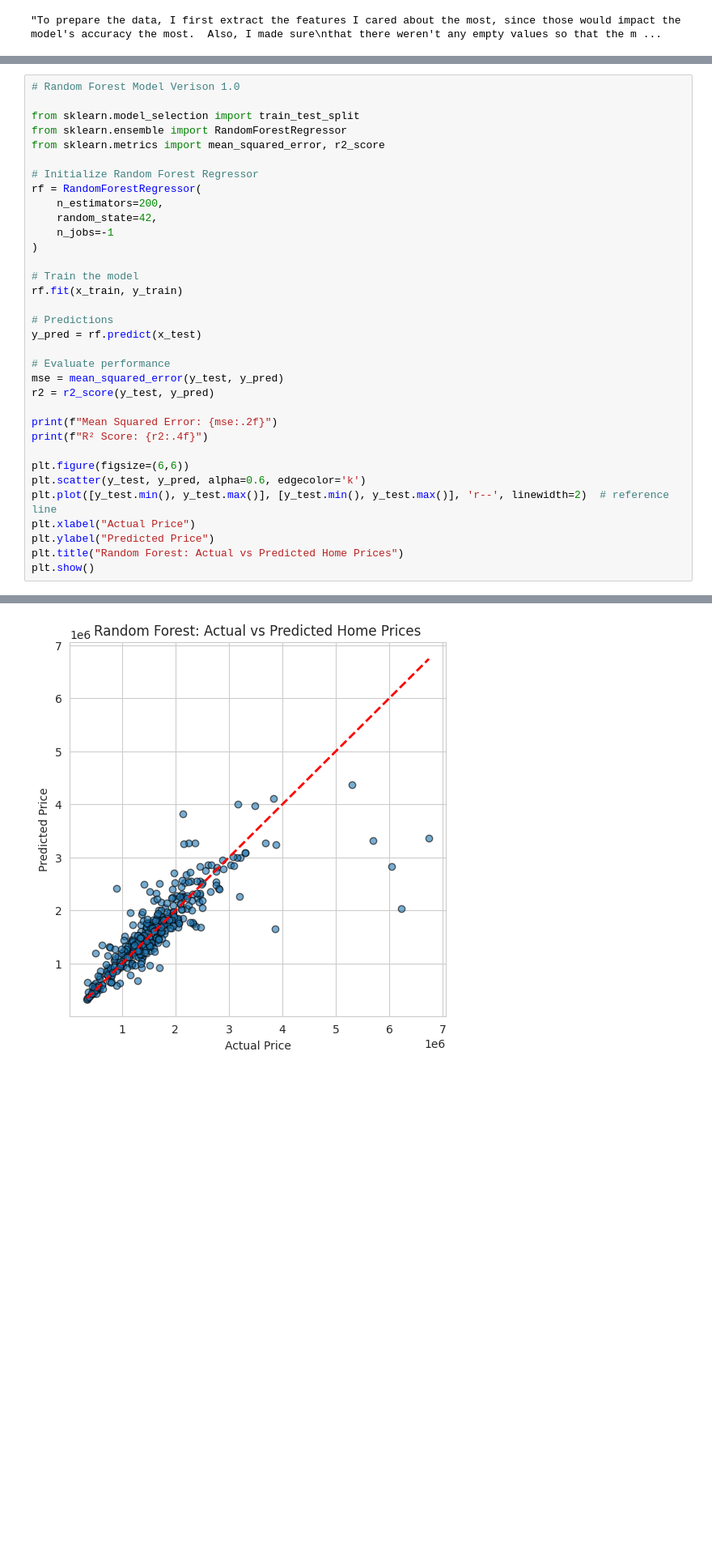
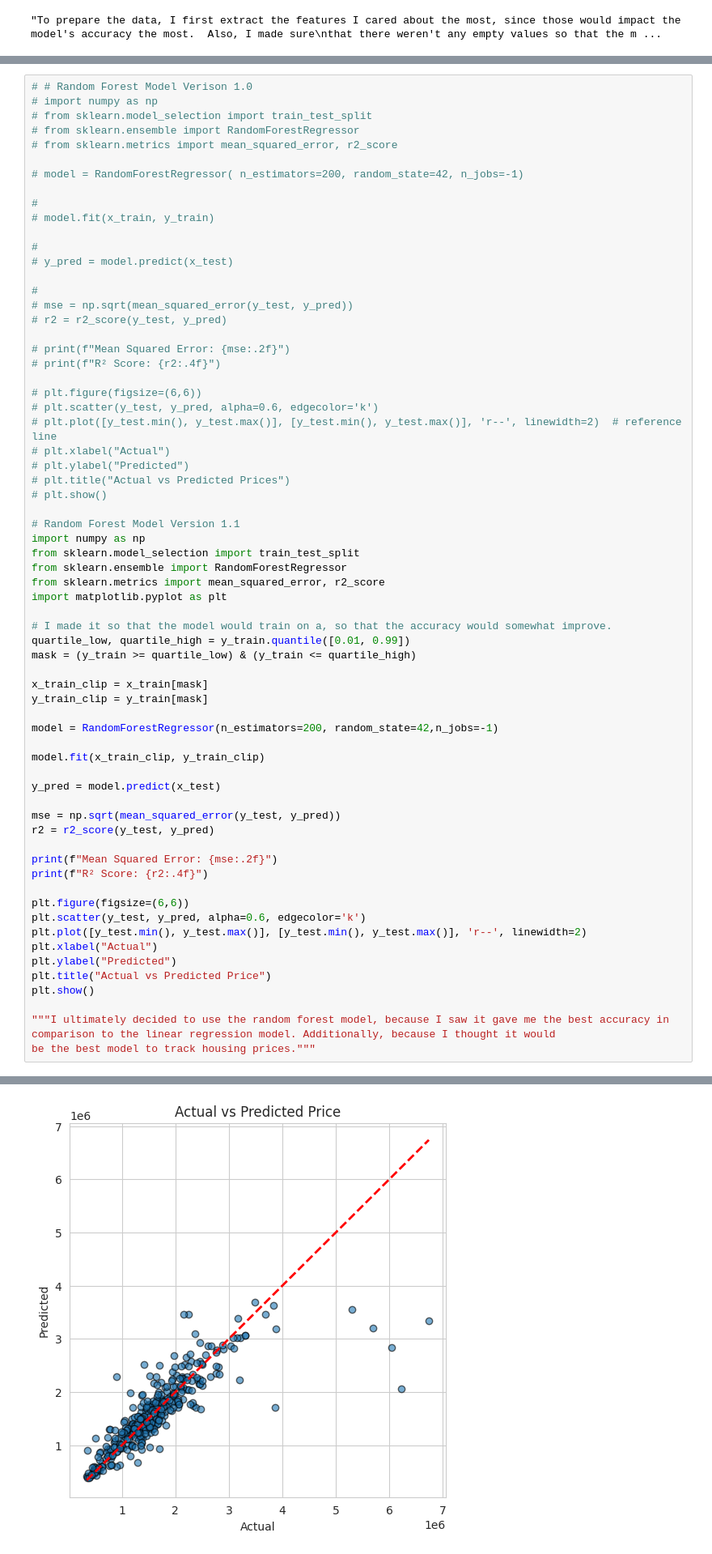
Before and after one commit to Nuyrican2/ML-AI, a Jupyter notebook: Project_2/Project_2.ipynb, the cells around one changed output, grey strips where cells are left out. Shown at 81% size. Drawn from its saved outputs; the diff is of its cells as text; blank space fills up the shorter version.

Commit message:
Tested Random Forest w/ Quartile Range

```diff
--- a/Project_2/Project_2.ipynb
+++ b/Project_2/Project_2.ipynb
@@ -111,27 +111,56 @@ random forest model in the next step."""
 # 5. Model the data
 Using selected ML models, experment with your choices and describe your findings. Finish by selecting a Model to continue with
 # %%
-# Random Forest Model Verison 1.0
+# # Random Forest Model Verison 1.0
+# import numpy as np
+# from sklearn.model_selection import train_test_split
+# from sklearn.ensemble import RandomForestRegressor
+# from sklearn.metrics import mean_squared_error, r2_score
 
+# model = RandomForestRegressor( n_estimators=200, random_state=42, n_jobs=-1)
+
+#
+# model.fit(x_train, y_train)
+
+#
+# y_pred = model.predict(x_test)
+
+#
+# mse = np.sqrt(mean_squared_error(y_test, y_pred))
+# r2 = r2_score(y_test, y_pred)
+
+# print(f"Mean Squared Error: {mse:.2f}")
+# print(f"R² Score: {r2:.4f}")
+
+# plt.figure(figsize=(6,6))
+# plt.scatter(y_test, y_pred, alpha=0.6, edgecolor='k')
+# plt.plot([y_test.min(), y_test.max()], [y_test.min(), y_test.max()], 'r--', linewidth=2)  # reference line
+# plt.xlabel("Actual")
+# plt.ylabel("Predicted")
+# plt.title("Actual vs Predicted Prices")
+# plt.show()
+
+# Random Forest Model Version 1.1
+import numpy as np
 from sklearn.model_selection import train_test_split
 from sklearn.ensemble import RandomForestRegressor
 from sklearn.metrics import mean_squared_error, r2_score
+import matplotlib.pyplot as plt
 
-# Initialize Random Forest Regressor
-rf = RandomForestRegressor(
-    n_estimators=200,
-    random_state=42,
-    n_jobs=-1
-)
+# I made it so that the model would train on a, so that the accuracy would somewhat improve.
+quartile_low, quartile_high = y_train.quantile([0.01, 0.99])
+mask = (y_train >= quartile_low) & (y_train <= quartile_high)
 
-# Train the model
-rf.fit(x_train, y_train)
+x_train_clip = x_train[mask]
+y_train_clip = y_train[mask]
 
-# Predictions
-y_pred = rf.predict(x_test)
+model = RandomForestRegressor(n_estimators=200, random_state=42,n_jobs=-1)
 
-# Evaluate performance
-mse = mean_squared_error(y_test, y_pred)
+model.fit(x_train_clip, y_train_clip)
+
+y_pred = model.predict(x_test)
+
+mse = np.sqrt(mean_squared_error(y_test, y_pred))
 r2 = r2_score(y_test, y_pred)
 
 print(f"Mean Squared Error: {mse:.2f}")
@@ -139,9 +168,12 @@ print(f"R² Score: {r2:.4f}")
 
 plt.figure(figsize=(6,6))
 plt.scatter(y_test, y_pred, alpha=0.6, edgecolor='k')
-plt.plot([y_test.min(), y_test.max()], [y_test.min(), y_test.max()], 'r--', linewidth=2)  # reference line
-plt.xlabel("Actual Price")
-plt.ylabel("Predicted Price")
-plt.title("Random Forest: Actual vs Predicted Home Prices")
+plt.plot([y_test.min(), y_test.max()], [y_test.min(), y_test.max()], 'r--', linewidth=2)
+plt.xlabel("Actual")
+plt.ylabel("Predicted")
+plt.title("Actual vs Predicted Price")
 plt.show()
+
+"""I ultimately decided to use the random forest model, because I saw it gave me the best accuracy in comparison to the linear regression model. Additionally, because I thought it would
+be the best model to track housing prices."""
 # %% [output]
@@ -150 +182 @@ R² Score: 0.6913
-[figure, old version]
+[figure, new version]
```
Also changed, not shown: parts of 1 cell of this notebook.
